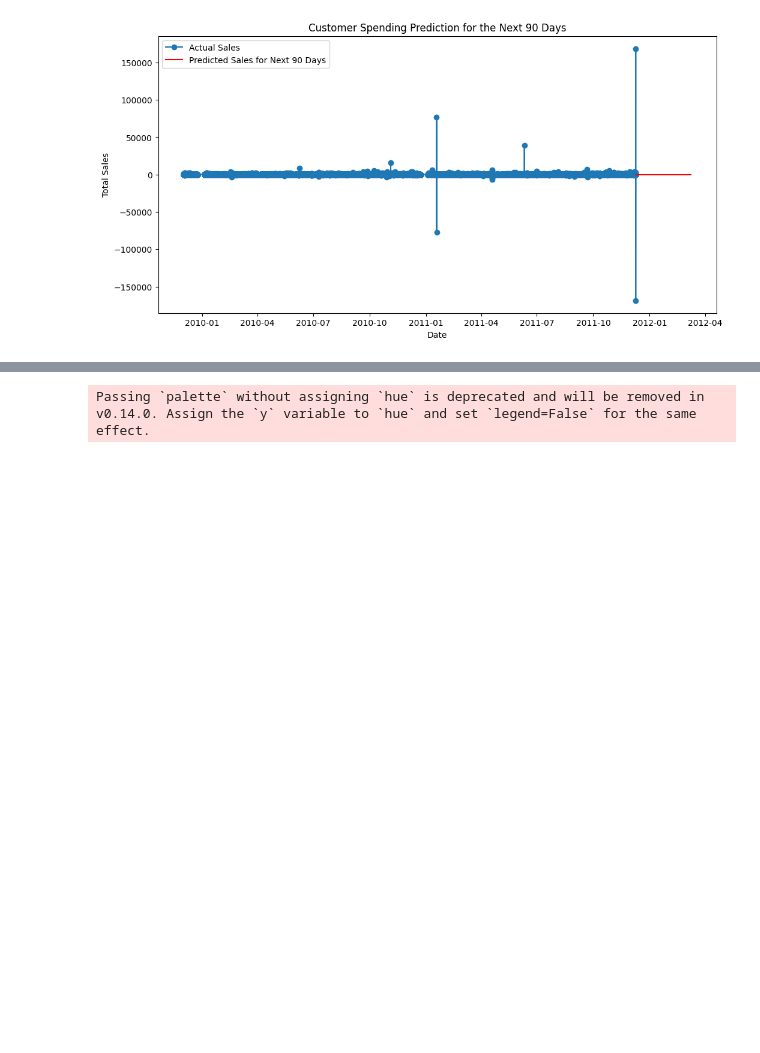
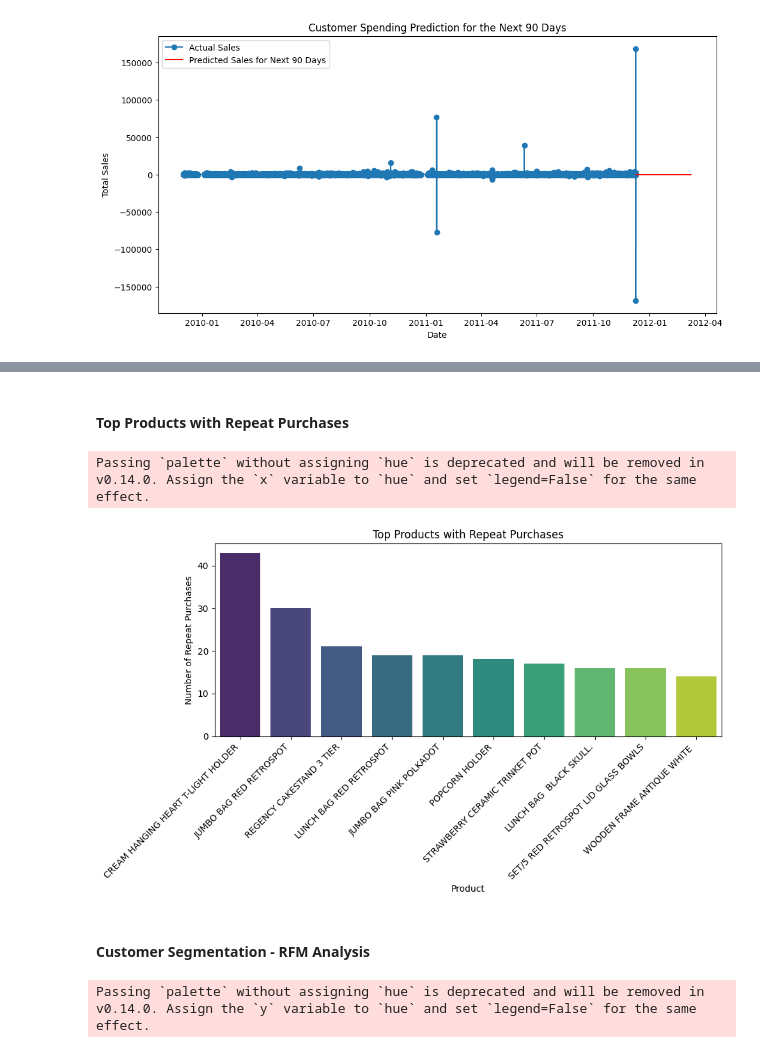
Before and after one commit to preetihegde1/customer-sales-analysis, a Jupyter notebook: jupyter/Customer Behaviour Analysis.ipynb, the cells around one changed output, grey strips where cells are left out. Cells and saved outputs as stored; diff of their text form; code cells hidden in the pictures; blank space fills up the shorter version.

```diff
--- a/jupyter/Customer Behaviour Analysis.ipynb
+++ b/jupyter/Customer Behaviour Analysis.ipynb
@@ -641 +644,26 @@ Mean Absolute Error (MAE) for Test Data: 21.69407676142454
+# %% [markdown]
+#### Top Products with Repeat Purchases
+# %%
+# Calculate repeat purchases by counting the number of times each product is purchased by each customer
+repeat_purchase_df = df_fact.groupby(['CustomerID', 'Description'])['InvoiceDate'].count().reset_index()
+repeat_purchase_df.columns = ['CustomerID', 'Description', 'RepeatPurchases']
+
+# Filter products with repeat purchases (you can adjust the threshold as needed)
+threshold_repeat_purchases = 15
+top_repeat_products = repeat_purchase_df[repeat_purchase_df['RepeatPurchases'] >= threshold_repeat_purchases]
+
+# Visualize top repeat purchase products
+plt.figure(figsize=(10, 6))
+sns.countplot(data=top_repeat_products, x='Description', order=top_repeat_products['Description'].value_counts().index[:10],palette='viridis')
+plt.title('Top Products with Repeat Purchases')
+plt.xlabel('Product')
+plt.ylabel('Number of Repeat Purchases')
+plt.xticks(rotation=45, ha='right')
+plt.tight_layout()
+plt.show()
+# %% [output]
+Passing `palette` without assigning `hue` is deprecated and will be removed in v0.14.0. Assign the `x` variable to `hue` and set `legend=False` for the same effect.
+[figure, added]
+# %% [markdown]
+#### Customer Segmentation - RFM Analysis
 # %%
```
Also changed, not shown: parts of 44 cells of this notebook.
